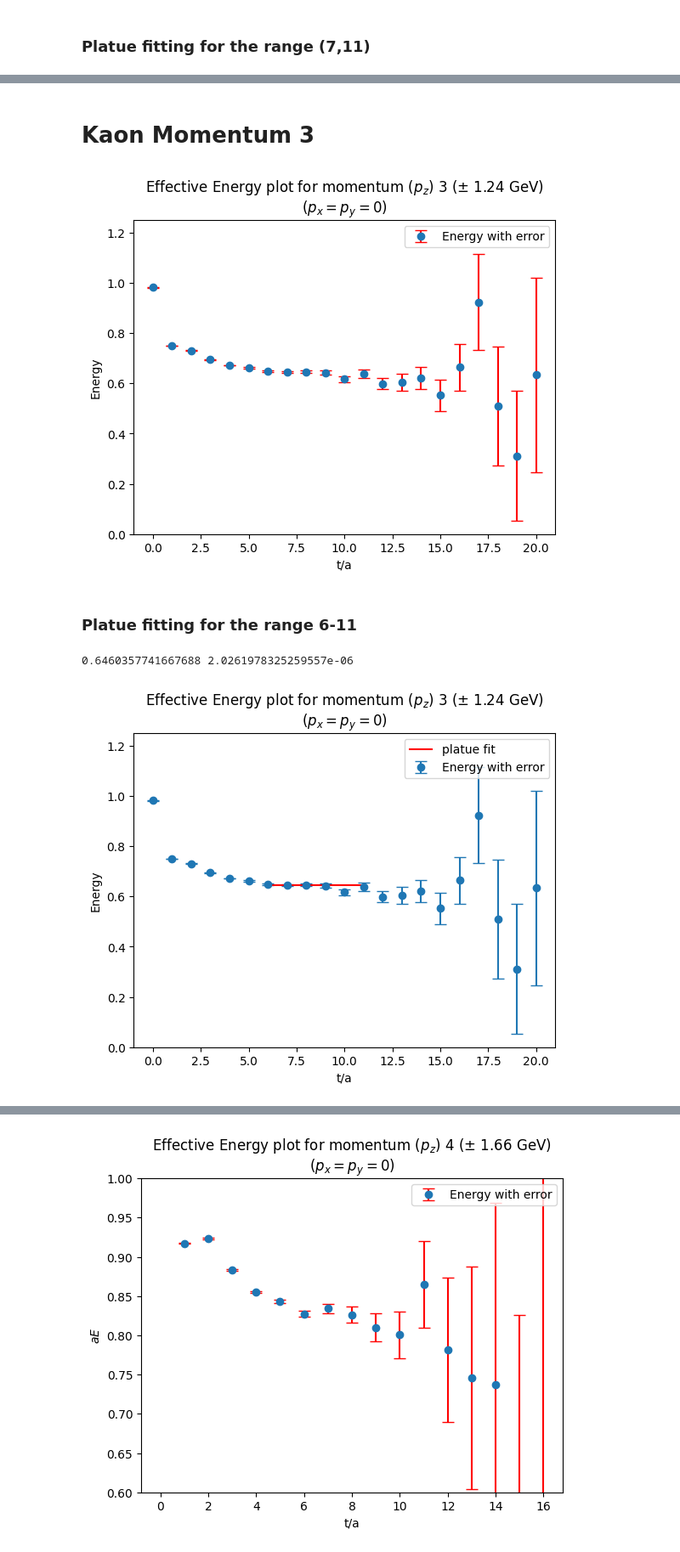
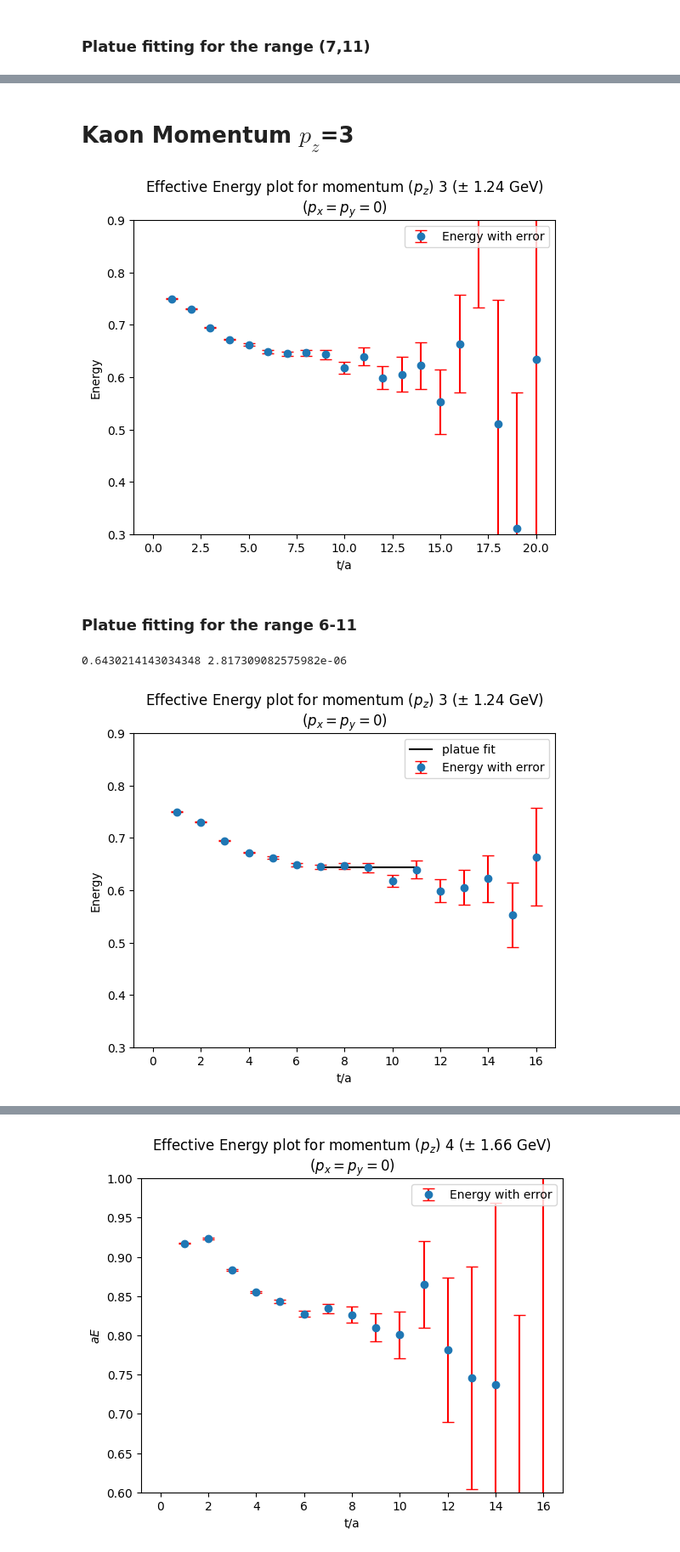
Before and after one commit to Nirban-A/The-energy-spectrum-of-the-kaon-from-Lattice-QCD, a Jupyter notebook: Analysis.ipynb, the cells around one changed output, grey strips where cells are left out. Shown: that part at 85% size. Cells and saved outputs as stored; diff of their text form; code cells hidden in the pictures.

```diff
--- a/Analysis.ipynb
+++ b/Analysis.ipynb
@@ -151,5 +151,5 @@ plt.show()
 # %% [markdown]
-# Kaon Momentum 3
+# Kaon Momentum $p_z$=3
 # %%
 base_dir_p3 = 'kaon_P3'
 raw_data_p3=read_files(base_dir_p3,momentum)
@@ -163,26 +163,29 @@ plt.legend(loc="upper right")
 
 plt.xlabel("t/a")
 plt.ylabel("Energy")
-plt.ylim(0,1.25)
+plt.ylim(0.3,0.9)
 plt.show()
 # %% [output]
-[figure, old version]
+[figure, new version]
 # %% [markdown]
 ### Platue fitting for the range 6-11
 # %%
-(platue_p3, platue_error_p3) = platue_fit(E_bins_p3,Energy_error_p3,6,11)
+low=7
+high=12
+(platue_p3, platue_error_p3) = platue_fit(E_bins_p3,Energy_error_p3,low,high)
 print(platue_p3, platue_error_p3)
 # %% [output]
-0.6460357741667688 2.0261978325259557e-06
+0.6430214143034348 2.817309082575982e-06
 # %%
+n=17
 plt.title("Effective Energy plot for momentum ($p_z$) 3 (\u00B1 1.24 GeV)\n($p_x=p_y=0$)")
-plt.errorbar(np.arange(len(Energy_p3[:n])),Energy_p3[:n],yerr=Energy_error_p3[:n],fmt='o', label="Energy with error", capsize=5)
+plt.errorbar(np.arange(len(Energy_p3[:n])),Energy_p3[:n],yerr=Energy_error_p3[:n],fmt='o',ecolor='r', label="Energy with error", capsize=5)
 
 plt.xlabel("t/a")
 plt.ylabel("Energy")
-plt.hlines(platue_p3,6,11,color='r',label="platue fit")
+plt.hlines(platue_p3,low,high-1,color='k',label="platue fit")
 plt.legend(loc="upper right")
-plt.ylim(0,1.25)
+plt.ylim(0.3,0.9)
 plt.show()
 # %% [output]
-[figure, old version]
+[figure, new version]
```
Also changed, not shown: parts of 16 cells of this notebook.
